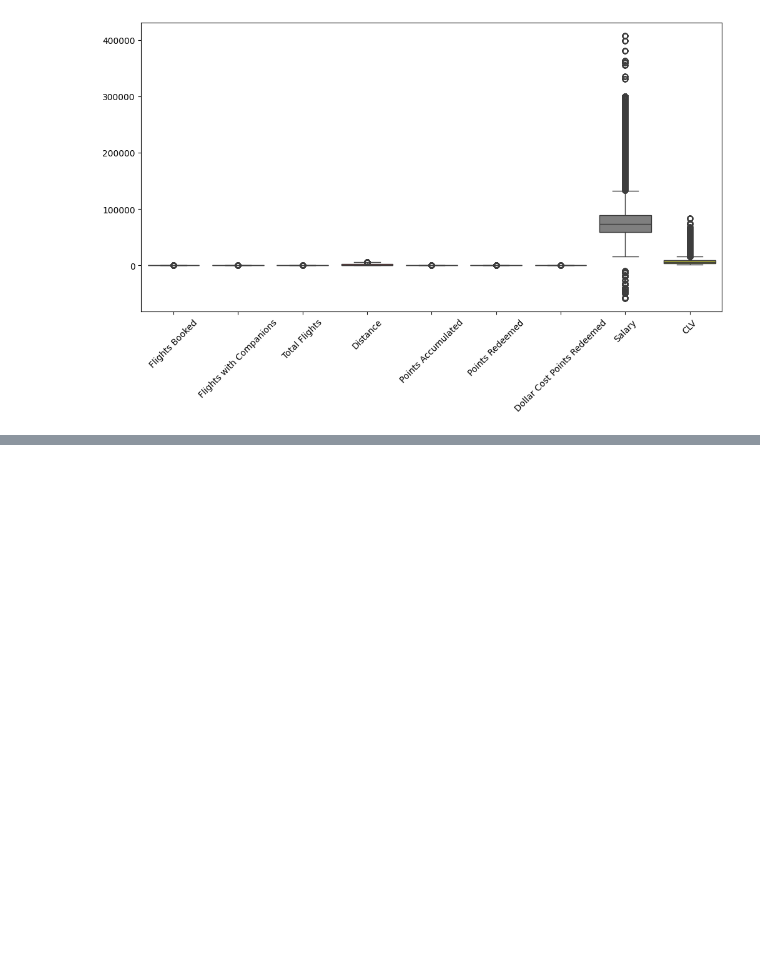
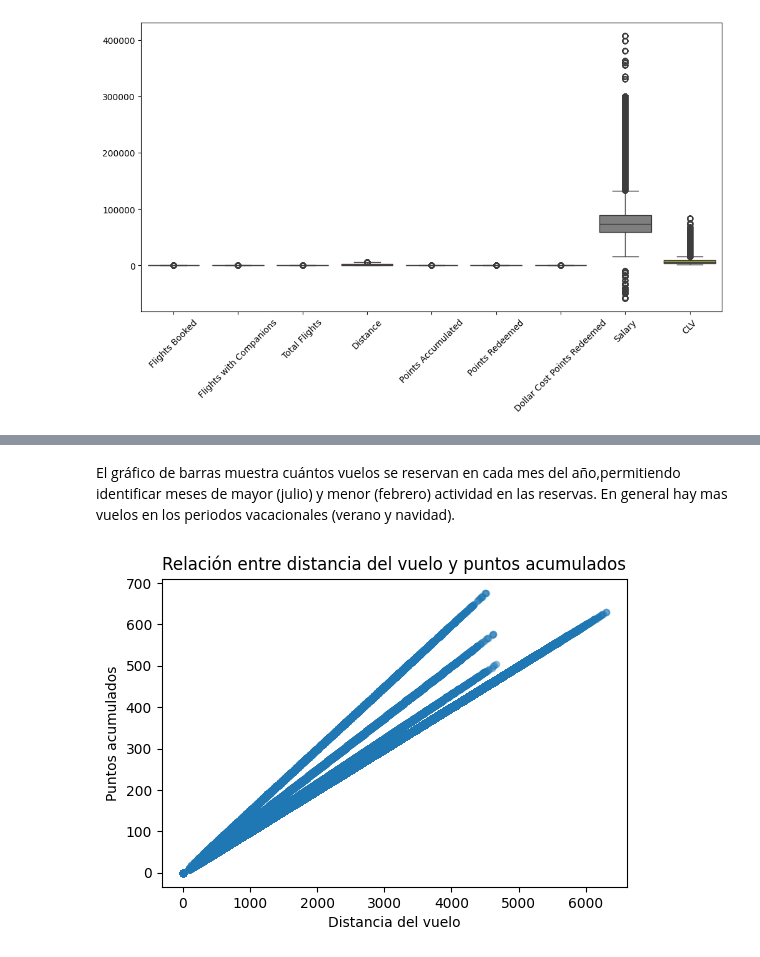
Before and after one commit to Adalab/bda-modulo-3-evaluacion-final-Ruthpsegovia, a Jupyter notebook: Evaluacion-Modulo-3-Ruth-Perez-Segovia.ipynb, the cells around one changed output, grey strips where cells are left out. Drawn from its saved outputs; the diff is of its cells as text; code cells hidden in the pictures; blank space fills up the shorter version.

```diff
--- a/Evaluacion-Modulo-3-Ruth-Perez-Segovia.ipynb
+++ b/Evaluacion-Modulo-3-Ruth-Perez-Segovia.ipynb
@@ -410,0 +519,17 @@ El diagrama de dispersión entre `Total Flights` y `CLV` muestra una tendencia c
+# %% [markdown]
+El gráfico de barras muestra cuántos vuelos se reservan en cada mes del año,permitiendo identificar meses de mayor (julio) y menor (febrero) actividad en las reservas. En general hay mas vuelos en los periodos vacacionales (verano y navidad).
+# %%
+# ¿Existe una relación entre la distancia de los vuelos y los puntos acumulados por los cliente?
+
+df_merged.plot.scatter(
+    x="Distance",
+    y="Points Accumulated",
+    alpha=0.4,
+    figsize=(6,4)
+)
+plt.xlabel("Distancia del vuelo")
+plt.ylabel("Puntos acumulados")
+plt.title("Relación entre distancia del vuelo y puntos acumulados")
+plt.show()
+# %% [output]
+[figure, added]
```
Also changed, not shown: parts of 20 cells of this notebook.
